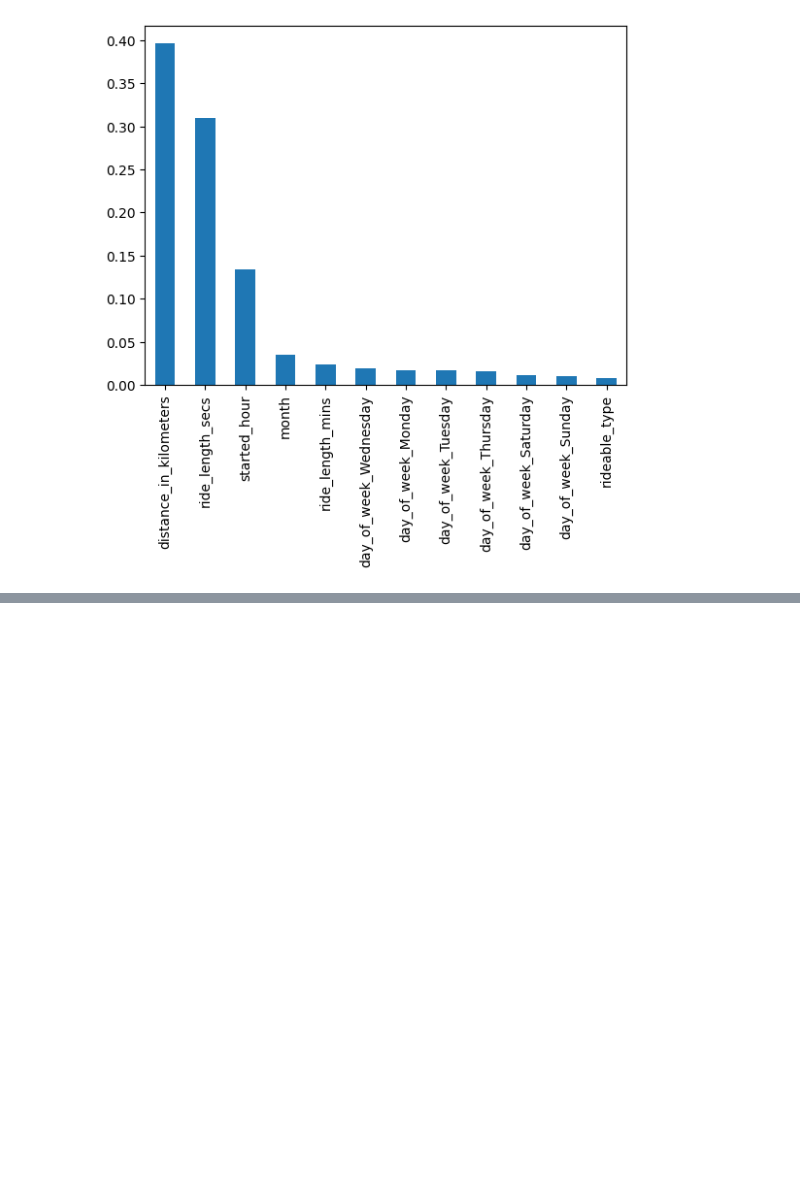
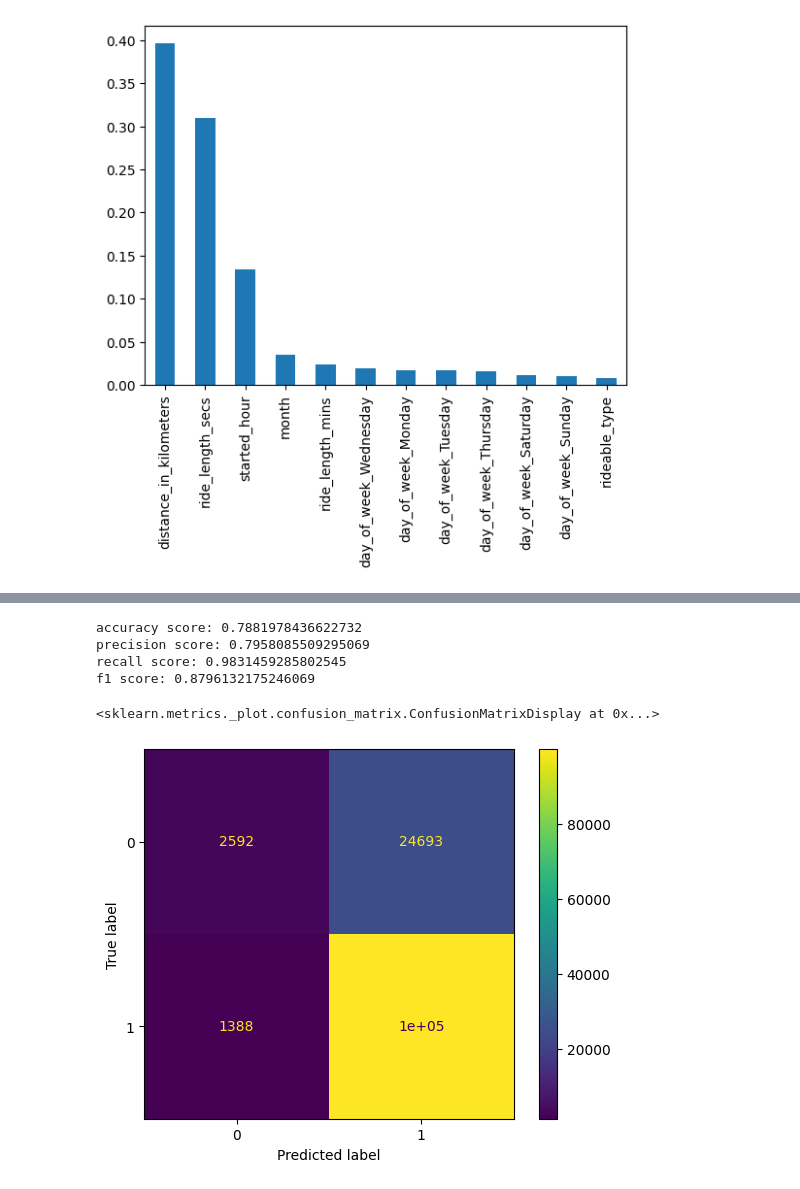
Before and after one commit to ndminh2003/Divvy_Bike_Case_Study_Analysis, a Jupyter notebook: divvy-casestudy.ipynb, the cells around one changed output, grey strips where cells are left out. Drawn from its saved outputs; the diff is of its cells as text; code cells hidden in the pictures; blank space fills up the shorter version.

```diff
--- a/divvy-casestudy.ipynb
+++ b/divvy-casestudy.ipynb
@@ -889,0 +1064,12 @@ forest_importances.plot.bar(ax=ax);
+# %%
+xgb = XGBClassifier(objective='binary:logistic', random_state=0)
+# %%
+xgb_cv = GridSearchCV(xgb,
+                      cv_params,
+                      scoring = 'f1',
+                      cv = 5,
+                      refit = 'f1'
+                     )
+# %%
+xgb_cv = xgb_cv.fit(X3_train, y3_train)
+xgb_cv
@@ -889,0 +1094,26 @@ forest_importances.plot.bar(ax=ax);
+# %%
+y3_pred = xgb_cv.predict(X3_test)
+# %%
+ac_score = metrics.accuracy_score(y_test, y_pred)
+print('accuracy score:', ac_score)
+
+pc_score = metrics.precision_score(y_test, y_pred)
+print('precision score:', pc_score)
+
+rc_score = metrics.recall_score(y_test, y_pred)
+print('recall score:', rc_score)
+
+f1_score = metrics.f1_score(y_test, y_pred)
+print('f1 score:', f1_score)
+# %% [output]
+accuracy score: 0.7881978436622732
+precision score: 0.7958085509295069
+recall score: 0.9831459285802545
+f1 score: 0.8796132175246069
+# %%
+cm = metrics.confusion_matrix(y3_test, y3_pred, labels = decision_tree.classes_)
+disp = metrics.ConfusionMatrixDisplay(confusion_matrix = cm,display_labels = decision_tree.classes_)
+disp.plot()
+# %% [output]
+<sklearn.metrics._plot.confusion_matrix.ConfusionMatrixDisplay at 0x...>
+[figure, added]
```
Also changed, not shown: parts of 46 cells of this notebook.
